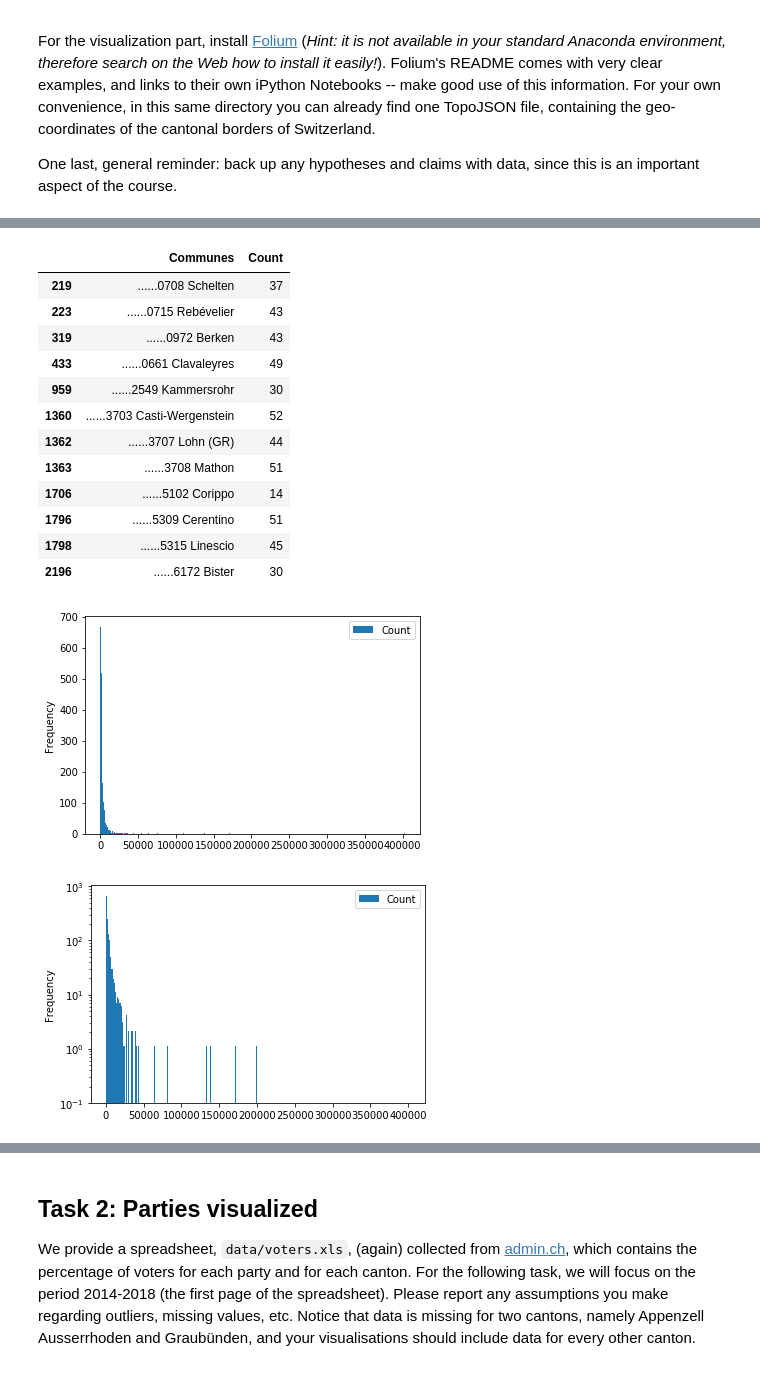
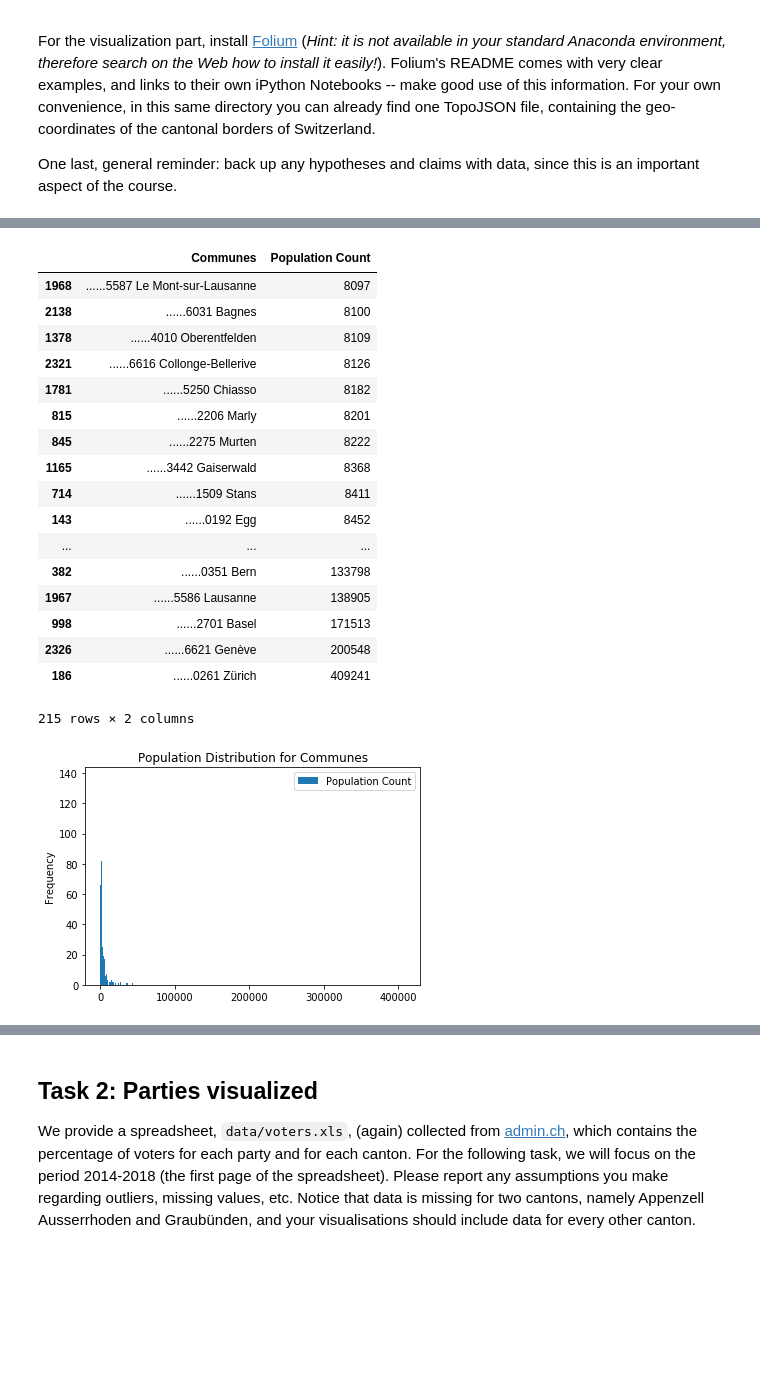
Before and after one commit to Sytta/ADA2018-Homework-CANada, a Jupyter notebook: 02 - Visualisation/HW2_Rebecca.ipynb, the cells around one changed output, grey strips where cells are left out. Drawn from its saved outputs; the diff is of its cells as text; code cells hidden in the pictures; blank space fills up the shorter version.

```diff
--- a/02 - Visualisation/HW2_Rebecca.ipynb
+++ b/02 - Visualisation/HW2_Rebecca.ipynb
@@ -73,44 +73,45 @@ canton_map
 # %% [output]
 [interactive output not drawn]
 # %%
+# Rename column names
 communes_pop = communes_pop.rename(columns = {communes_pop.columns[0]:'Communes'})
-communes_pop = communes_pop.rename(columns={communes_pop.columns[1]: 'Count'})
+communes_pop = communes_pop.rename(columns = {communes_pop.columns[9]: 'Population Count'})
 
+# Drop columns with no values
 communes_pop = communes_pop[pd.notnull(communes_pop['Communes'])]
 
-communes_data = communes_pop.iloc[:, 0:2]
-
-districts_with_count = communes_data[communes_data.Communes.str.contains('>>')]
+# Filter data to include only commune names and population count as of December 2017
+communes_data = communes_pop.iloc[:, [0, 9]]
 communes_with_count = communes_data[communes_data.Communes.str.startswith('......')]
 
-low_q = communes_with_count["Count"].quantile(0.005)
-high_q = communes_with_count["Count"].quantile(0.995)
+# Calculate outliers using quantile
+low_q = communes_with_count["Population Count"].quantile(0.25)
+high_q = communes_with_count["Population Count"].quantile(0.75)
+IQR = high_q - low_q
 
-outlier_l = communes_with_count[communes_with_count["Count"] < low_q]
-outlier_h = communes_with_count[communes_with_count["Count"] > high_q]
+outlier_l = communes_with_count[communes_with_count["Population Count"] < low_q - 1.5 * IQR]
+outlier_h = communes_with_count[communes_with_count["Population Count"] > high_q + 1.5 * IQR]
 
+ax = communes_with_count.plot.hist(bins = 3000, title = "Population Distribution for Communes")
 
-ax = communes_with_count.plot.hist(bins = 500)
-
-outlier_l
+outlier_h.sort_values(['Population Count'])
 # %% [output]
-|  | Communes | Count |
-| 219 | ......0708 Schelten | 37 |
-| 223 | ......0715 Rebévelier | 43 |
-| 319 | ......0972 Berken | 43 |
-| 433 | ......0661 Clavaleyres | 49 |
-| 959 | ......2549 Kammersrohr | 30 |
-| 1360 | ......3703 Casti-Wergenstein | 52 |
-| 1362 | ......3707 Lohn (GR) | 44 |
-| 1363 | ......3708 Mathon | 51 |
-| 1706 | ......5102 Corippo | 14 |
-| 1796 | ......5309 Cerentino | 51 |
-| 1798 | ......5315 Linescio | 45 |
-| 2196 | ......6172 Bister | 30 |
+|  | Communes | Population Count |
+| 1968 | ......5587 Le Mont-sur-Lausanne | 8097 |
+| 2138 | ......6031 Bagnes | 8100 |
+| 1378 | ......4010 Oberentfelden | 8109 |
+| 2321 | ......6616 Collonge-Bellerive | 8126 |
+| 1781 | ......5250 Chiasso | 8182 |
+| 815 | ......2206 Marly | 8201 |
+| 845 | ......2275 Murten | 8222 |
+| 1165 | ......3442 Gaiserwald | 8368 |
+| 714 | ......1509 Stans | 8411 |
+| 143 | ......0192 Egg | 8452 |
+| ... | ... | ... |
+| 382 | ......0351 Bern | 133798 |
+| 1967 | ......5586 Lausanne | 138905 |
+| 998 | ......2701 Basel | 171513 |
+| 2326 | ......6621 Genève | 200548 |
+| 186 | ......0261 Zürich | 409241 |
+215 rows × 2 columns
-[figure, old version]
+[figure, new version]
-# %%
-ax_log = communes_with_count.plot.hist(bins = 500, bottom = 0.1)
-
-ax_log.set_yscale('log')
-# %% [output]
-[figure, removed]
```
Also changed, not shown: parts of 3 cells of this notebook.
